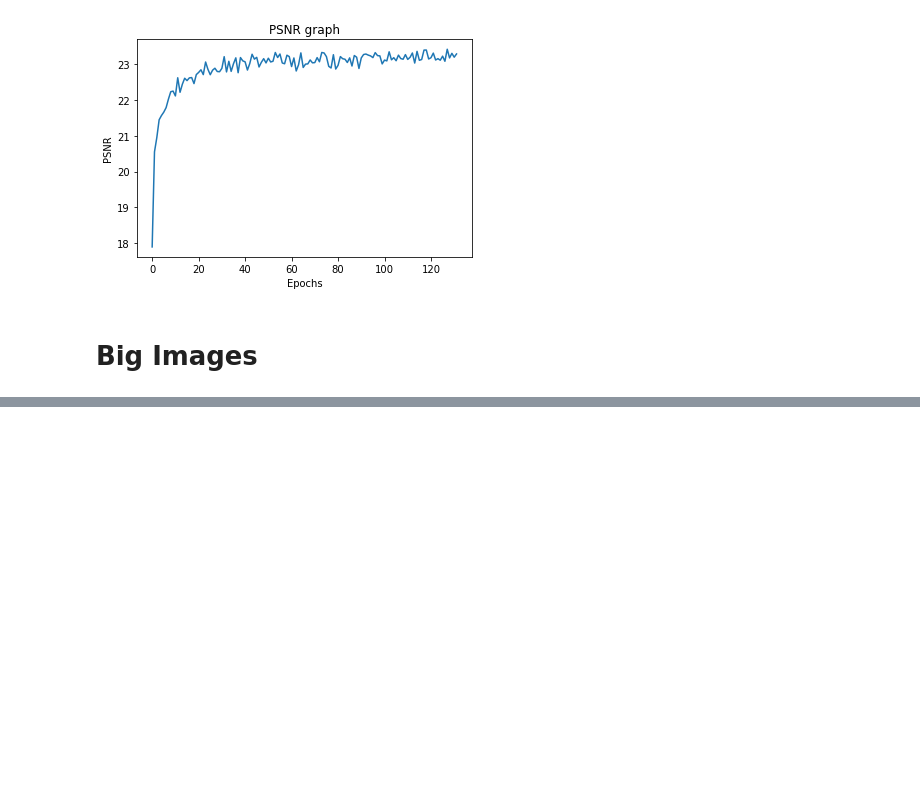
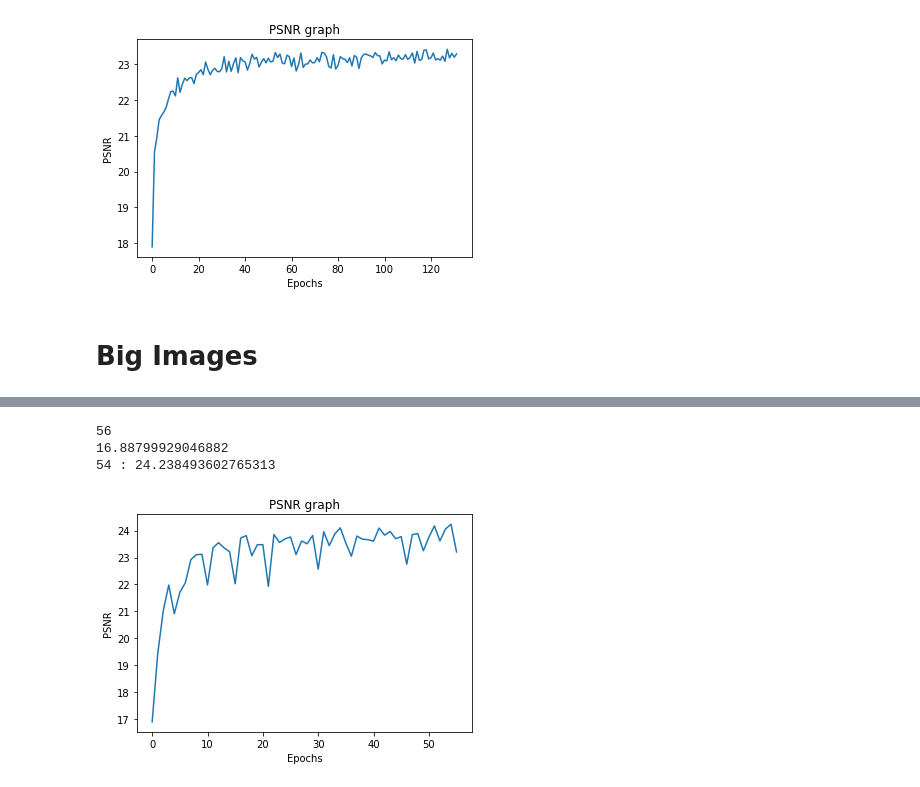
Before and after one commit to Shrsh/Super_Resolution_Networks, a Jupyter notebook: Graphs.ipynb, the cells around one changed output, grey strips where cells are left out. Drawn from its saved outputs; the diff is of its cells as text; code cells hidden in the pictures; blank space fills up the shorter version.

```diff
--- a/Graphs.ipynb
+++ b/Graphs.ipynb
@@ -320,0 +357,19 @@ max(db)
+# %%
+## Small SRSN +skip within RDB blocks + convv after 4 RDB Blocks - default growth channels and input channels.
+#Kaiming Initialisation
+#All activations set to leaky_relu(negative_slope= 0.2)
+path = "/home/harsh.shukla/SRCNN/SRSN_results/PSNR.txt"
+dbfile = open(path, 'rb')
+db = pickle.load(dbfile)
+plt.plot(db)
+plt.title('PSNR graph')
+plt.ylabel('PSNR')
+plt.xlabel('Epochs')
+print(len(db))
+print(db[0])
+print(db.index(max(db)),":",max(db))
+# %% [output]
+56
+16.88799929046882
+54 : 24.238493602765313
+[figure, added]
```
Also changed, not shown: parts of 13 cells of this notebook, 7 other files.
